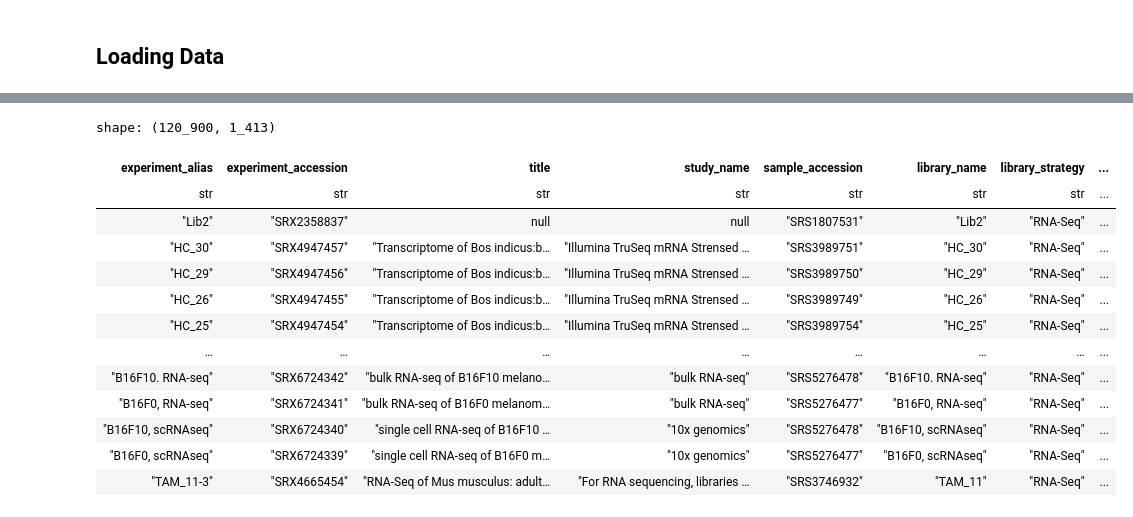
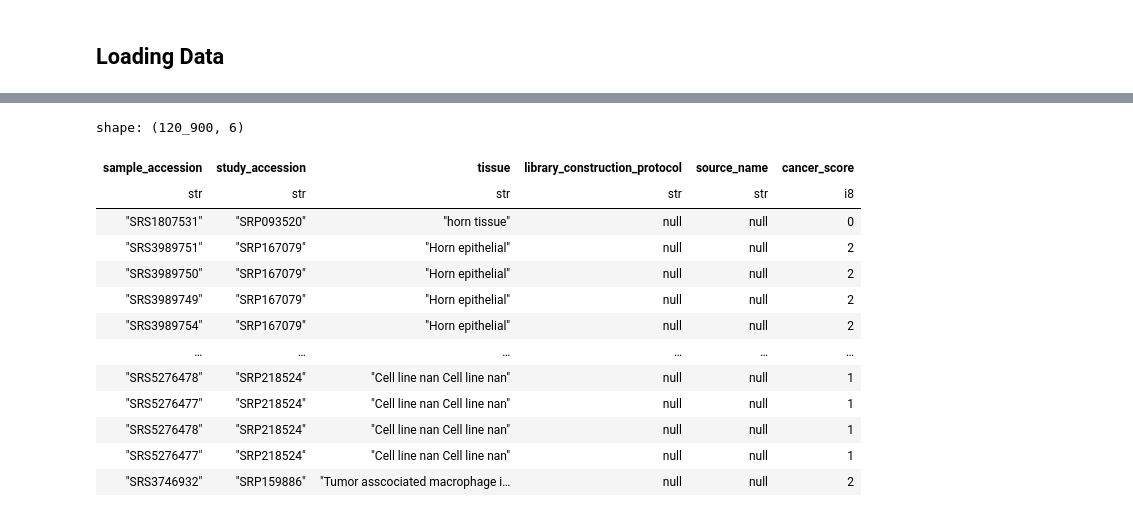
Before and after one commit to NathanG1en/Paipu-Cleaner-Cancers, a Jupyter notebook: exploration.ipynb, the cells around one changed output, grey strips where cells are left out. Drawn from its saved outputs; the diff is of its cells as text; code cells hidden in the pictures.

```diff
--- a/exploration.ipynb
+++ b/exploration.ipynb
@@ -42,7 +111,7 @@ df = df.with_columns(
 # Regex lists
 CANCER_POS = r"(?:\bcancers?\b|\btumou?rs?\b|\bmalignan(?:t|cy)\b|\bcarcinomas?\b|\bneoplasms?\b|\bmetasta(?:s|t)es?\b|\badenocarcinomas?\b|\bsarcomas?\b|\bleukemi(?:a|as)\b|\blymphom(?:a|as)\b|\bglioblastomas?\b|\bmelanomas?\b|\boncolog(?:y|ic|ical)\b)"
 STRONG_POS = r"(?:\bcancers?\b|\btumou?rs?\b|\bcarcinomas?\b|\bmalignan(?:t|cy)\b|\bneoplasms?\b|\bmetasta(?:s|t)es?\b)"
-CANCER_NEG = r"(?:\bnormal\b|\bhealthy\b|\bcontrols?\b|\bctrl\b|\badjacent normal\b|\bnon[-\s]?tumou?r(?:al)?\b|\bbenign\b|\bnon[-\s]?cancer(?:ous)?\b|\bsham\b|\bunaffected\b)"
+CANCER_NEG = r"(?:\bnormal\b|\bhealthy\b|\bctrl\b|\badjacent normal\b|\bnon[-\s]?tumou?r(?:al)?\b|\bbenign\b|\bnon[-\s]?cancer(?:ous)?\b|\bsham\b|\bunaffected\b)"
 NEG_SCOPED = r"(?:\b(?:no|not|without|free of)\s+(?:any\s+)?(?:cancer|tumou?r|carcinoma|malignancy|neoplasm)s?\b)"
 ONCO_TRAPS = r"(?:\boncophora\b|\boncorhynchus\b|\boncotic\b|\boncomodulin\b)"
 
@@ -89,17 +181,24 @@ non_cancer_df = df.filter(
 # %%
-df
+df.select([
+    "sample_accession",
+    "study_accession",
+    "tissue",
+    "library_construction_protocol",
+    "source_name",
+    "cancer_score"
+])
 # %% [output]
-shape: (120_900, 1_413)
+shape: (120_900, 6)
-| experiment_alias | experiment_accession | title | study_name | sample_accession | library_name | library_strategy | ... |
-| str | str | str | str | str | str | str | ... |
-| "Lib2" | "SRX2358837" | null | null | "SRS1807531" | "Lib2" | "RNA-Seq" | ... |
-| "HC_30" | "SRX4947457" | "Transcriptome of Bos indicus:b… | "Illumina TruSeq mRNA Strensed … | "SRS3989751" | "HC_30" | "RNA-Seq" | ... |
-| "HC_29" | "SRX4947456" | "Transcriptome of Bos indicus:b… | "Illumina TruSeq mRNA Strensed … | "SRS3989750" | "HC_29" | "RNA-Seq" | ... |
-| "HC_26" | "SRX4947455" | "Transcriptome of Bos indicus:b… | "Illumina TruSeq mRNA Strensed … | "SRS3989749" | "HC_26" | "RNA-Seq" | ... |
-| "HC_25" | "SRX4947454" | "Transcriptome of Bos indicus:b… | "Illumina TruSeq mRNA Strensed … | "SRS3989754" | "HC_25" | "RNA-Seq" | ... |
-| … | … | … | … | … | … | … | ... |
-| "B16F10. RNA-seq" | "SRX6724342" | "bulk RNA-seq of B16F10 melano… | "bulk RNA-seq" | "SRS5276478" | "B16F10. RNA-seq" | "RNA-Seq" | ... |
-| "B16F0, RNA-seq" | "SRX6724341" | "bulk RNA-seq of B16F0 melanom… | "bulk RNA-seq" | "SRS5276477" | "B16F0, RNA-seq" | "RNA-Seq" | ... |
-| "B16F10, scRNAseq" | "SRX6724340" | "single cell RNA-seq of B16F10 … | "10x genomics" | "SRS5276478" | "B16F10, scRNAseq" | "RNA-Seq" | ... |
-| "B16F0, scRNAseq" | "SRX6724339" | "single cell RNA-seq of B16F0 m… | "10x genomics" | "SRS5276477" | "B16F0, scRNAseq" | "RNA-Seq" | ... |
-| "TAM_11-3" | "SRX4665454" | "RNA-Seq of Mus musculus: adult… | "For RNA sequencing, libraries … | "SRS3746932" | "TAM_11" | "RNA-Seq" | ... |
+| sample_accession | study_accession | tissue | library_construction_protocol | source_name | cancer_score |
+| str | str | str | str | str | i8 |
+| "SRS1807531" | "SRP093520" | "horn tissue" | null | null | 0 |
+| "SRS3989751" | "SRP167079" | "Horn epithelial" | null | null | 2 |
+| "SRS3989750" | "SRP167079" | "Horn epithelial" | null | null | 2 |
+| "SRS3989749" | "SRP167079" | "Horn epithelial" | null | null | 2 |
+| "SRS3989754" | "SRP167079" | "Horn epithelial" | null | null | 2 |
+| … | … | … | … | … | … |
+| "SRS5276478" | "SRP218524" | "Cell line nan Cell line nan" | null | null | 1 |
+| "SRS5276477" | "SRP218524" | "Cell line nan Cell line nan" | null | null | 1 |
+| "SRS5276478" | "SRP218524" | "Cell line nan Cell line nan" | null | null | 1 |
+| "SRS5276477" | "SRP218524" | "Cell line nan Cell line nan" | null | null | 1 |
+| "SRS3746932" | "SRP159886" | "Tumor asscociated macrophage i… | null | null | 2 |
```
Also changed, not shown: parts of 24 cells of this notebook, 5 other files.
